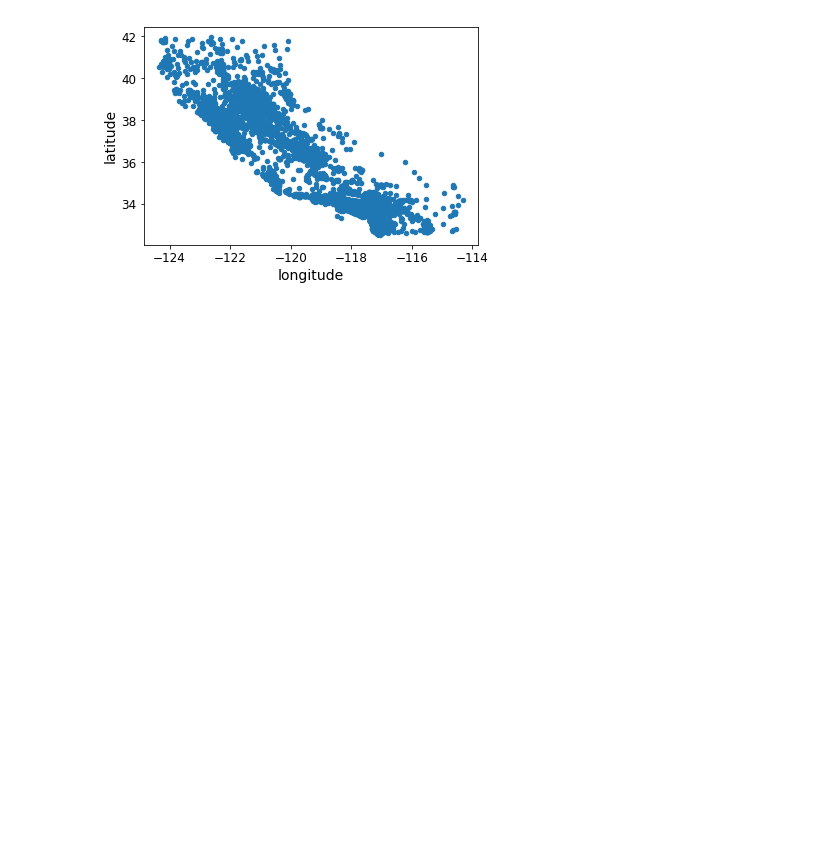
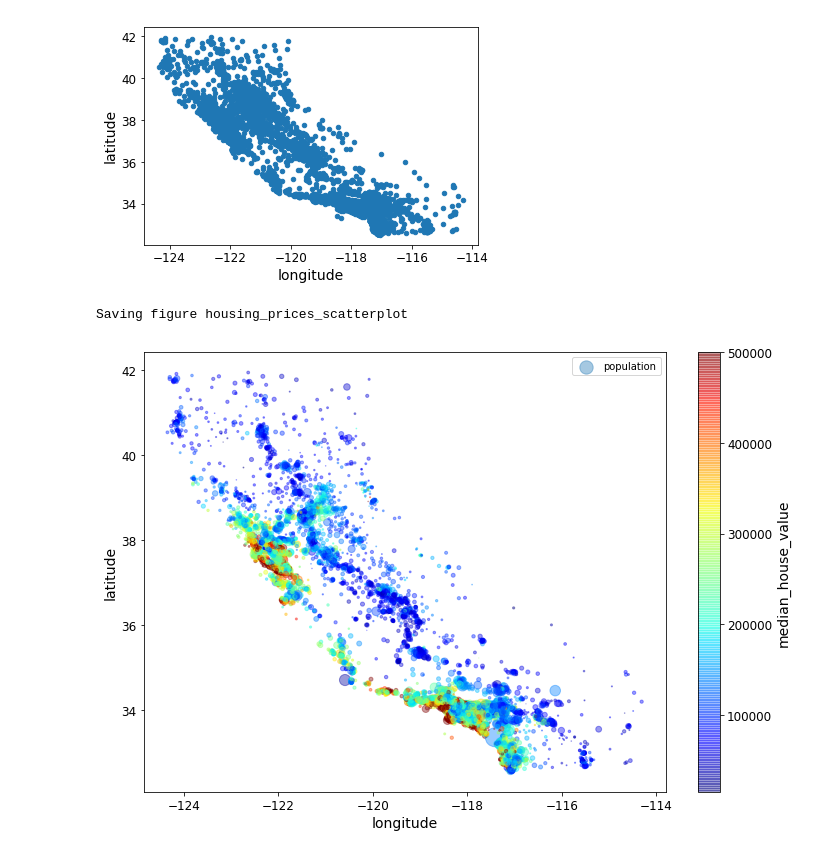
Before and after one commit to HIKARI513/pylab, a Jupyter notebook: pylab/hands_on_ml_with_sklearn_and_tf/chapter02.ipynb, the cells around one changed output. Saved outputs shown, nothing was run; the diff lists cells and outputs as text; code cells hidden in the pictures; blank space fills up the shorter version.

```diff
--- a/pylab/hands_on_ml_with_sklearn_and_tf/chapter02.ipynb
+++ b/pylab/hands_on_ml_with_sklearn_and_tf/chapter02.ipynb
@@ -245,3 +246,24 @@ housing.plot(kind="scatter", x="longitude", y="latitude")
 # %% [output]
 <matplotlib.axes._subplots.AxesSubplot at 0x...>
 [figure]
+# %%
+# 每个圈的半径表示街区的人口（选项 s ），颜色代表价格（选 项 c ）。
+# 我们用预先定义的名为 jet 的颜色图（选项 cmap ），它的范围是从蓝色（低价）到红色（高价）
+housing.plot(
+    kind="scatter",
+    x="longitude",
+    y="latitude",
+    alpha=0.4,
+    s=housing["population"]/100,
+    label="population",
+    figsize=(10,7),
+    c="median_house_value",
+    cmap=plt.get_cmap("jet"),
+    colorbar=True,
+    sharex=False
+)
+plt.legend()
+save_fig("housing_prices_scatterplot")
+# %% [output]
+Saving figure housing_prices_scatterplot
+[figure, added]
```
Also changed, not shown: parts of 32 cells of this notebook, 5 other files.
